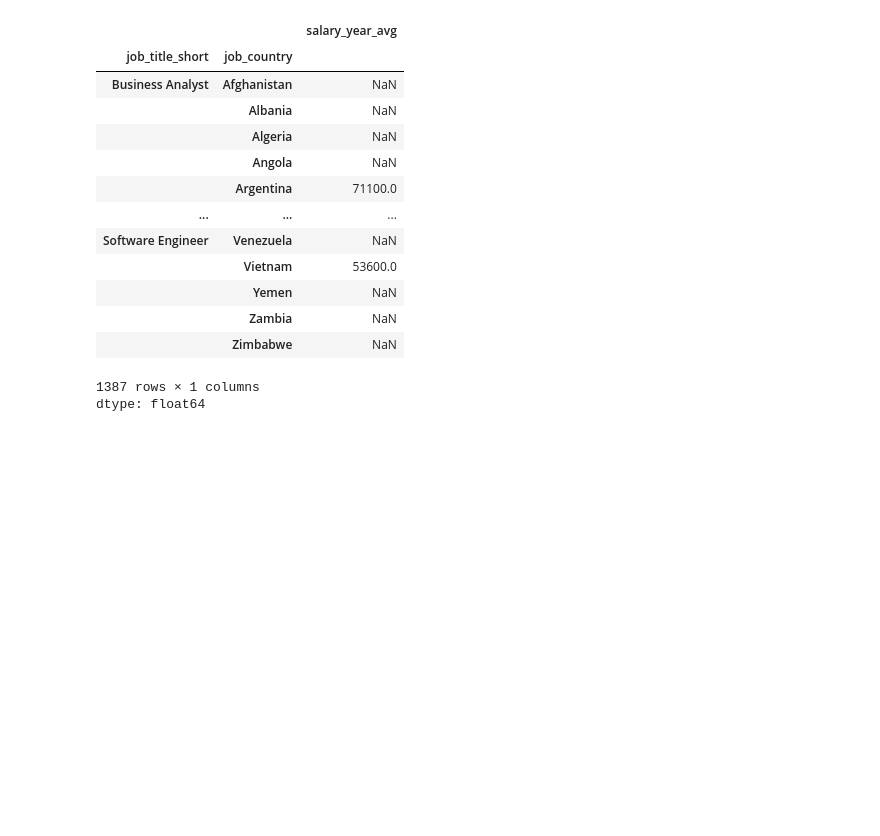
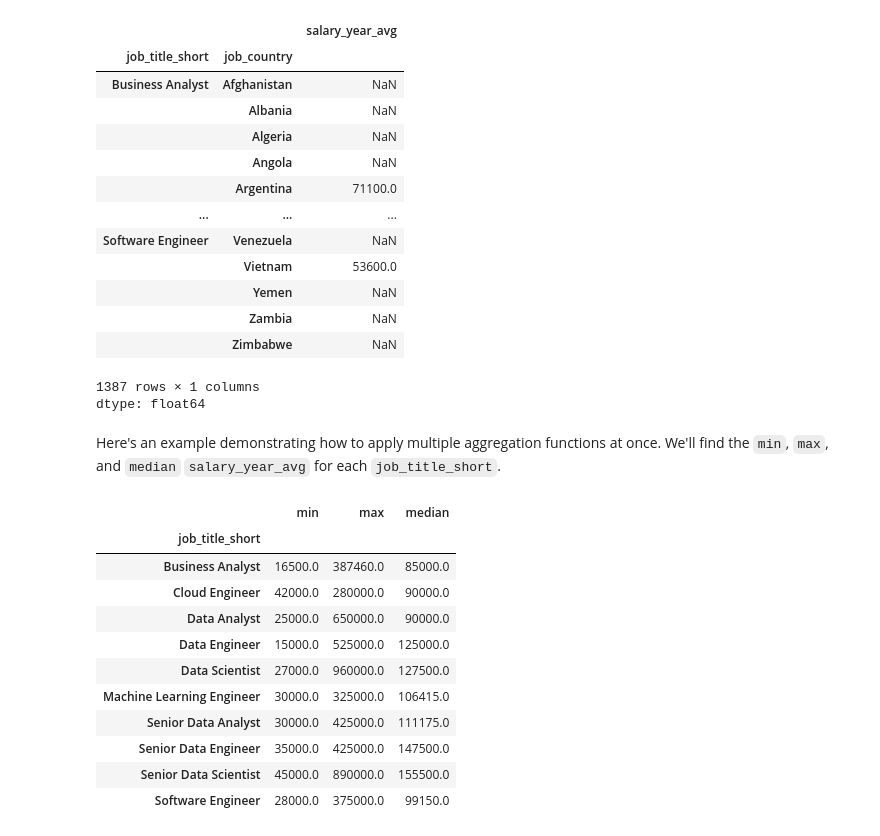
Before and after one commit to C0deB3ast/Data_analysis_work, a Jupyter notebook: Analysis_Pandas.ipynb, the cells around one changed output. Cells and saved outputs as stored; diff of their text form; code cells hidden in the pictures; blank space fills up the shorter version.

```diff
--- a/Analysis_Pandas.ipynb
+++ b/Analysis_Pandas.ipynb
@@ -101,3 +104,21 @@ df.groupby(['job_title_short','job_country'])['salary_year_avg'].median()
 |  | Zimbabwe | NaN |
 1387 rows × 1 columns
 dtype: float64
+# %% [markdown]
+Here's an example demonstrating how to apply multiple aggregation functions at once. We'll find the `min`, `max`, and `median` `salary_year_avg` for each `job_title_short`.
+# %%
+aggregated_salaries = df.groupby('job_title_short')['salary_year_avg'].agg(['min', 'max', 'median'])
+display(aggregated_salaries)
+# %% [output]
+|  | min | max | median |
+| job_title_short |  |  |  |
+| Business Analyst | 16500.0 | 387460.0 | 85000.0 |
+| Cloud Engineer | 42000.0 | 280000.0 | 90000.0 |
+| Data Analyst | 25000.0 | 650000.0 | 90000.0 |
+| Data Engineer | 15000.0 | 525000.0 | 125000.0 |
+| Data Scientist | 27000.0 | 960000.0 | 127500.0 |
+| Machine Learning Engineer | 30000.0 | 325000.0 | 106415.0 |
+| Senior Data Analyst | 30000.0 | 425000.0 | 111175.0 |
+| Senior Data Engineer | 35000.0 | 425000.0 | 147500.0 |
+| Senior Data Scientist | 45000.0 | 890000.0 | 155500.0 |
+| Software Engineer | 28000.0 | 375000.0 | 99150.0 |
```
Also changed, not shown: parts of 8 cells of this notebook.
